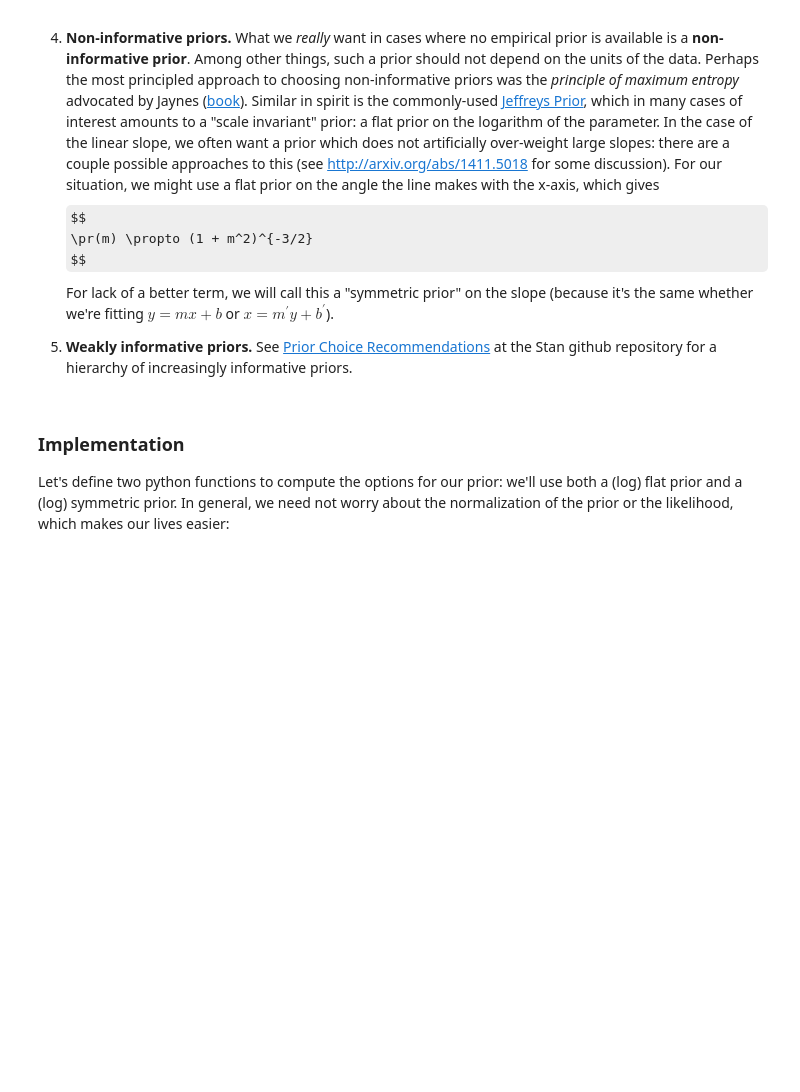
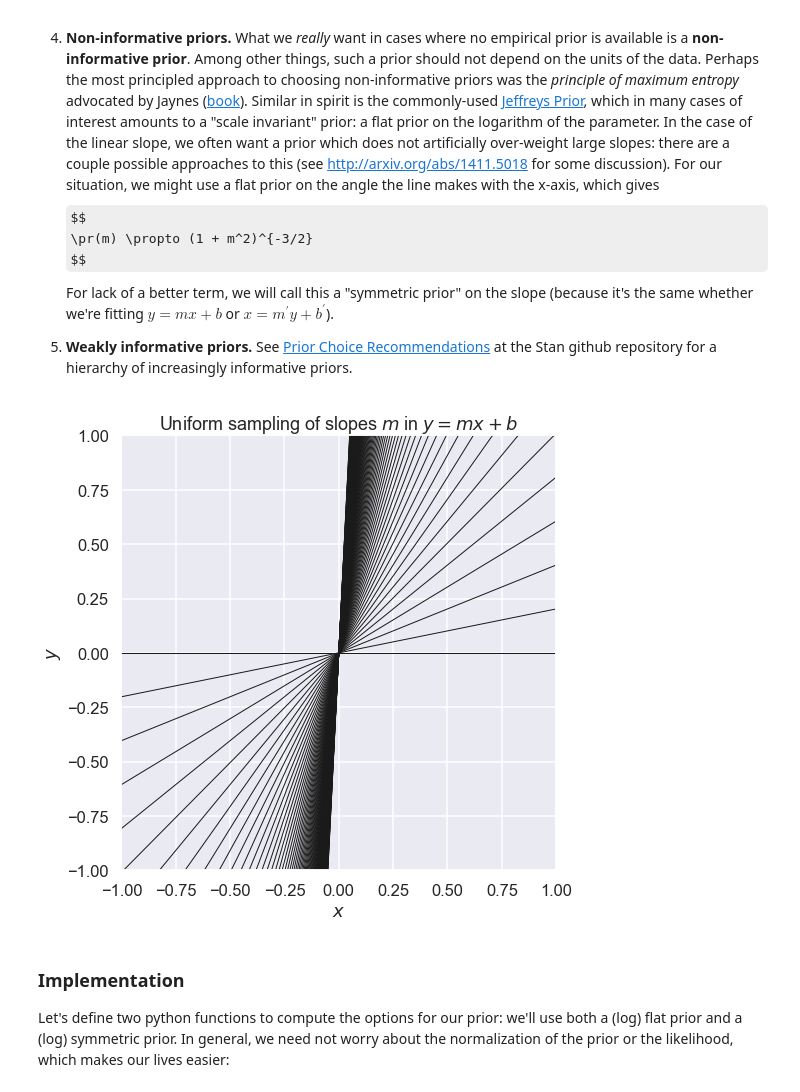
Before and after one commit to NuclearTalent/Bayes2019, a Jupyter notebook: topics/bayesian-parameter-estimation/parameter_estimation_fitting_straight_line_I.ipynb, the cells around one changed output. Cells and saved outputs as stored; diff of their text form; code cells hidden in the pictures; some formulas as TeX source; blank space fills up the shorter version.

```diff
--- a/topics/bayesian-parameter-estimation/parameter_estimation_fitting_straight_line_I.ipynb
+++ b/topics/bayesian-parameter-estimation/parameter_estimation_fitting_straight_line_I.ipynb
@@ -160,6 +160,20 @@ For lack of a better term, we will call this a "symmetric prior" on the slope (b
 
 5. **Weakly informative priors.**
 See [Prior Choice Recommendations](https://github.com/stan-dev/stan/wiki/Prior-Choice-Recommendations) at the Stan github repository for a hierarchy of increasingly informative priors.
+# %%
+# see what happens if we sample from a uniform prior on the slope m
+x_pts = np.linspace(-1, 1, 11)
+fig = plt.figure(figsize=(8,8))
+ax = fig.add_subplot(1, 1, 1)
+ax.axis([-1., 1., -1., 1.])
+for slope in np.linspace(0, 20, 100):   # 20 evenly spaced slopes m
+    ax.plot(x_pts, slope * x_pts, '-k', linewidth=1)
+ax.set_xlabel(r'$x$')
+ax.set_ylabel(r'$y$')
+ax.set_title(r'Uniform sampling of slopes $m$ in $y= mx + b$')
+ax.set_aspect(1)
+# %% [output]
+[figure, added]
 # %% [markdown]
 ### Implementation
 
```
Also changed, not shown: parts of 8 cells of this notebook.
